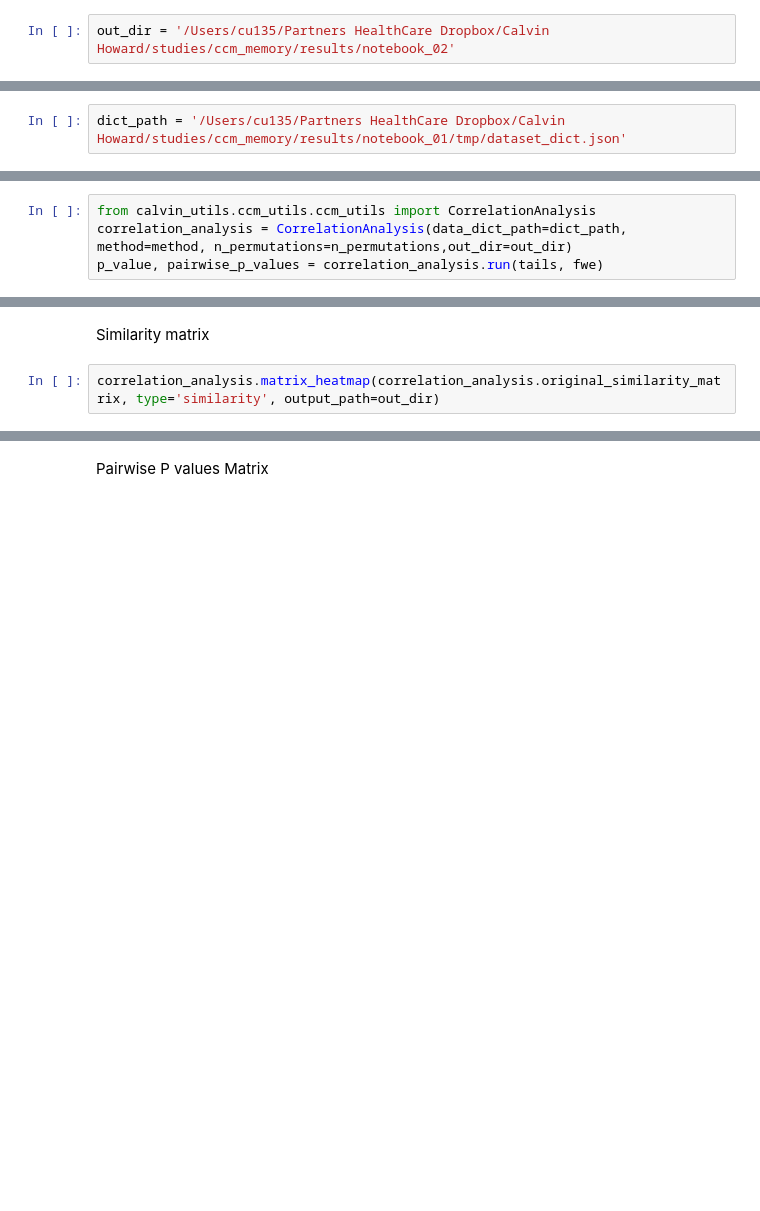
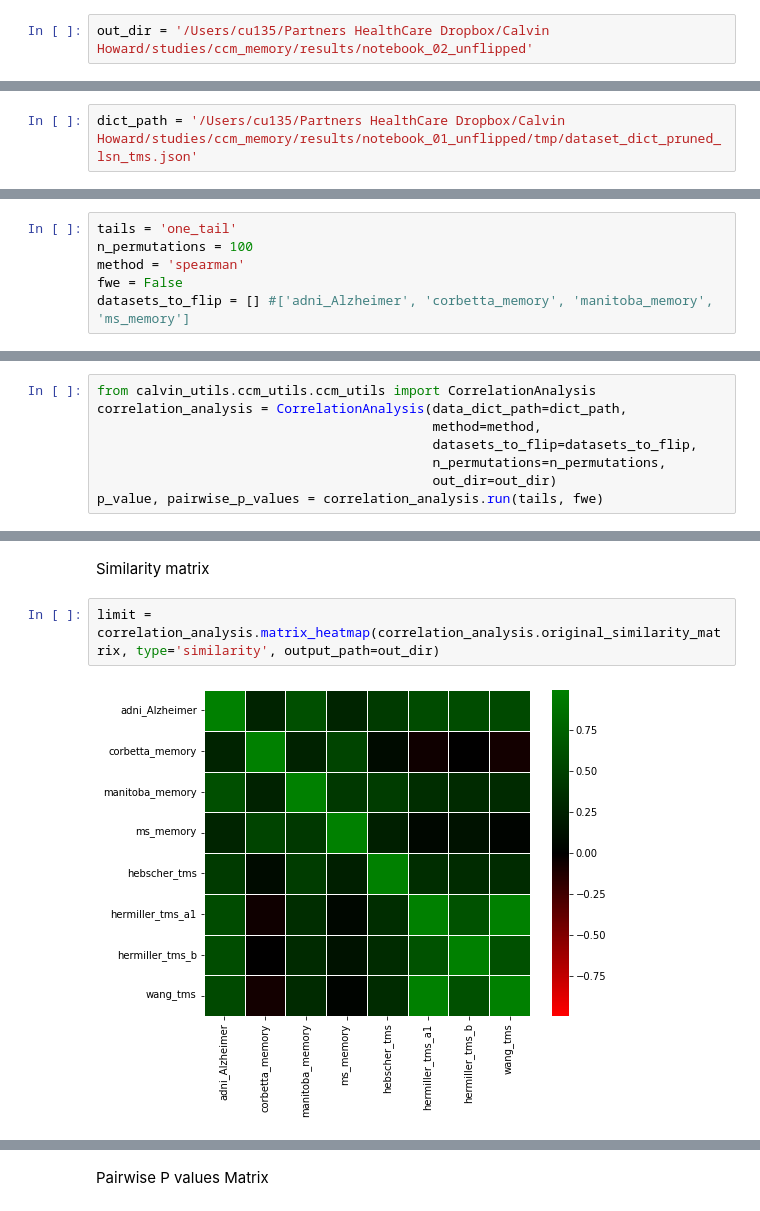
Before and after one commit to Calvinwhow/calvin_utils_project, a Jupyter notebook: notebooks/neuroimaging_notebooks/convergent_causal_mapping/02_converge_on_network.ipynb, the cells around one changed output, grey strips where cells are left out. Cells and saved outputs as stored; diff of their text form; blank space fills up the shorter version.

```diff
--- a/notebooks/neuroimaging_notebooks/convergent_causal_mapping/02_converge_on_network.ipynb
+++ b/notebooks/neuroimaging_notebooks/convergent_causal_mapping/02_converge_on_network.ipynb
@@ -5,11 +1,11 @@
 # %%
-out_dir = '/Users/cu135/Partners HealthCare Dropbox/Calvin Howard/studies/ccm_memory/results/notebook_02'
+out_dir = '/Users/cu135/Partners HealthCare Dropbox/Calvin Howard/studies/ccm_memory/results/notebook_02_unflipped'
 # %% [markdown]
 # 01 - Begin Analysis
 # %% [markdown]
 Enter the path to the dictionary generated by Notebook 01
 # %%
-dict_path = '/Users/cu135/Partners HealthCare Dropbox/Calvin Howard/studies/ccm_memory/results/notebook_01/tmp/dataset_dict.json'
+dict_path = '/Users/cu135/Partners HealthCare Dropbox/Calvin Howard/studies/ccm_memory/results/notebook_01_unflipped/tmp/dataset_dict_pruned_lsn_tms.json'
 # %% [markdown]
 What correlation method would you like to use?
 - Pearson is very fast, but depends on linearity and is sensitive to outliers
@@ -37,6 +43,16 @@ fwe = True
+# %%
+tails = 'one_tail'
+n_permutations = 100
+method = 'spearman'
+fwe = False
+datasets_to_flip = [] #['adni_Alzheimer', 'corbetta_memory', 'manitoba_memory', 'ms_memory']
 # %% [markdown]
 Run it
 # %%
 from calvin_utils.ccm_utils.ccm_utils import CorrelationAnalysis
-correlation_analysis = CorrelationAnalysis(data_dict_path=dict_path, method=method, n_permutations=n_permutations,out_dir=out_dir)
+correlation_analysis = CorrelationAnalysis(data_dict_path=dict_path,
+                                           method=method,
+                                           datasets_to_flip=datasets_to_flip,
+                                           n_permutations=n_permutations,
+                                           out_dir=out_dir)
 p_value, pairwise_p_values = correlation_analysis.run(tails, fwe)
@@ -45,4 +65,6 @@ p_value, pairwise_p_values = correlation_analysis.run(tails, fwe)
 # %% [markdown]
 Similarity matrix
 # %%
-correlation_analysis.matrix_heatmap(correlation_analysis.original_similarity_matrix, type='similarity', output_path=out_dir)
+limit = correlation_analysis.matrix_heatmap(correlation_analysis.original_similarity_matrix, type='similarity', output_path=out_dir)
+# %% [output]
+[figure, added]
```
Also changed, not shown: parts of 8 cells of this notebook, 15 other files.
